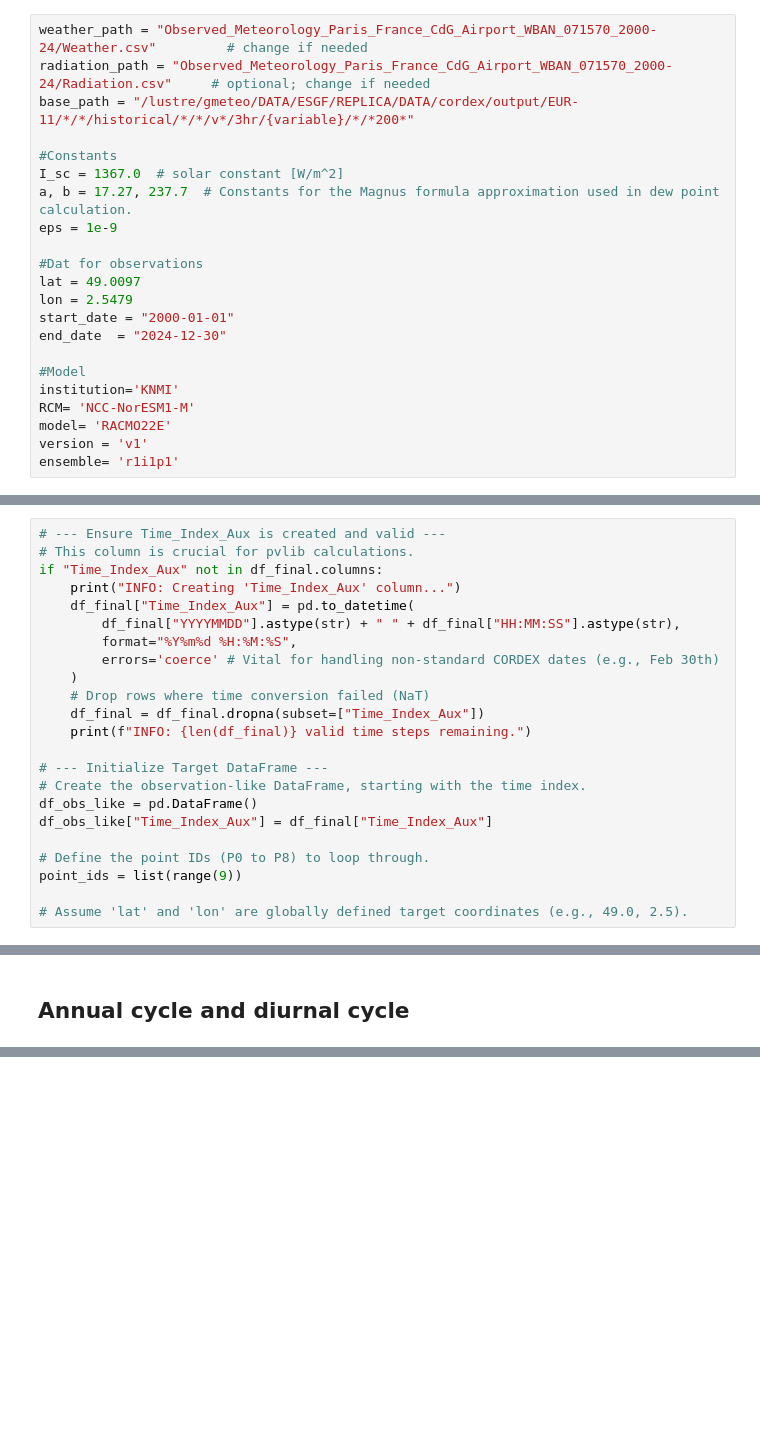
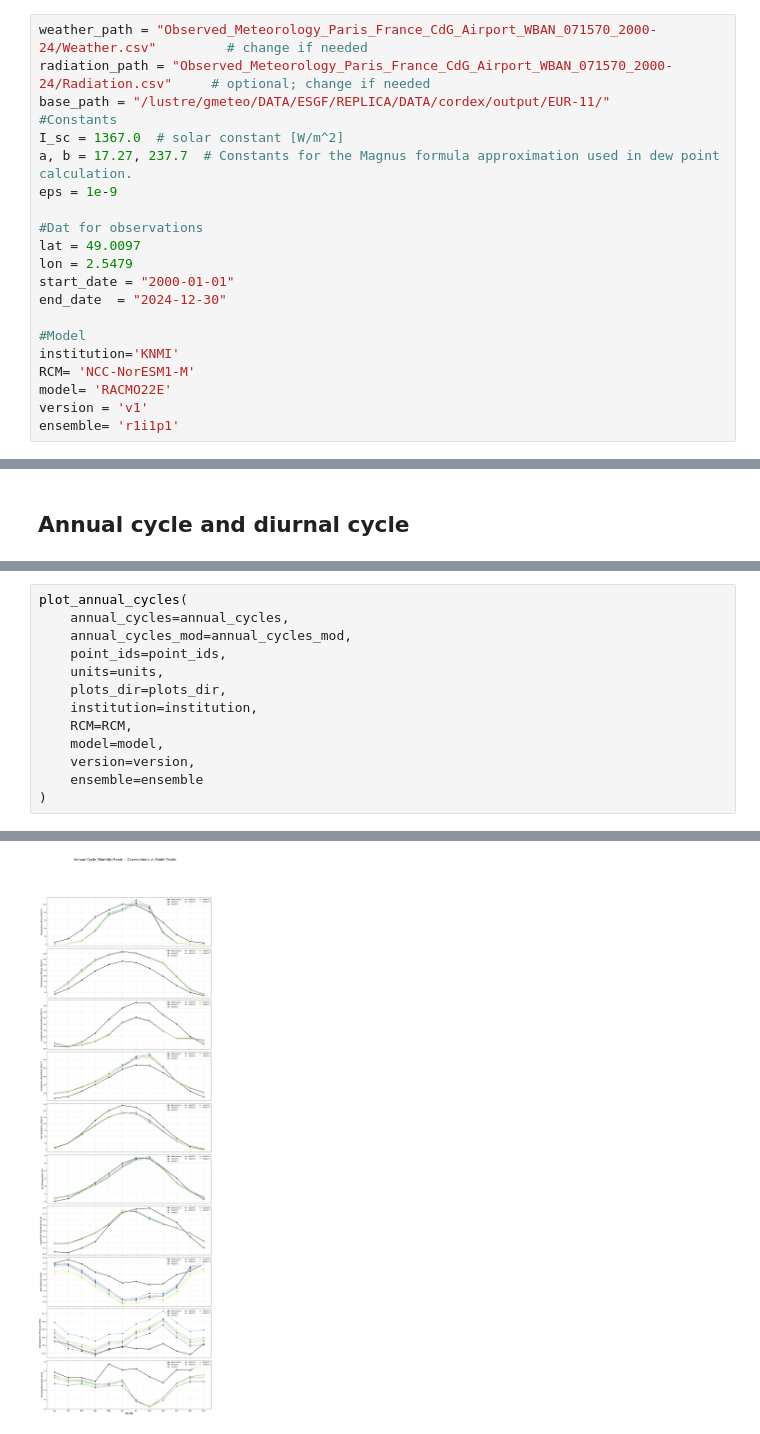
Before and after one commit to JavierDiezSierra/CORDEX_i-Tree-Cool, a Jupyter notebook: observation.ipynb, the cells around one changed output, grey strips where cells are left out. Drawn from its saved outputs; the diff is of its cells as text; blank space fills up the shorter version.

```diff
--- a/observation.ipynb
+++ b/observation.ipynb
@@ -35,8 +32,7 @@ import matplotlib.pyplot as plt # Repeated import kept for clarity within the pl
 # %%
 weather_path = "Observed_Meteorology_Paris_France_CdG_Airport_WBAN_071570_2000-24/Weather.csv"         # change if needed
 radiation_path = "Observed_Meteorology_Paris_France_CdG_Airport_WBAN_071570_2000-24/Radiation.csv"     # optional; change if needed
-base_path = "/lustre/gmeteo/DATA/ESGF/REPLICA/DATA/cordex/output/EUR-11/*/*/historical/*/*/v*/3hr/{variable}/*/*200*"
-
+base_path = "/lustre/gmeteo/DATA/ESGF/REPLICA/DATA/cordex/output/EUR-11/"
 #Constants
 I_sc = 1367.0  # solar constant [W/m^2]
 a, b = 17.27, 237.7  # Constants for the Magnus formula approximation used in dew point calculation.
@@ -739,24 +374 @@ Detected points: [0, 1, 2, 3, 4, 5, 6]
-# %%
-# --- Ensure Time_Index_Aux is created and valid ---
-# This column is crucial for pvlib calculations.
-if "Time_Index_Aux" not in df_final.columns:
-    print("INFO: Creating 'Time_Index_Aux' column...")
-    df_final["Time_Index_Aux"] = pd.to_datetime(
-        df_final["YYYYMMDD"].astype(str) + " " + df_final["HH:MM:SS"].astype(str),
-        format="%Y%m%d %H:%M:%S",
-        errors='coerce' # Vital for handling non-standard CORDEX dates (e.g., Feb 30th)
-    )
-    # Drop rows where time conversion failed (NaT)
-    df_final = df_final.dropna(subset=["Time_Index_Aux"])
-    print(f"INFO: {len(df_final)} valid time steps remaining.")
-
-# --- Initialize Target DataFrame ---
-# Create the observation-like DataFrame, starting with the time index.
-df_obs_like = pd.DataFrame()
-df_obs_like["Time_Index_Aux"] = df_final["Time_Index_Aux"]
-
-# Define the point IDs (P0 to P8) to loop through.
-point_ids = list(range(9))
-
-# Assume 'lat' and 'lon' are globally defined target coordinates (e.g., 49.0, 2.5).
 # %%
@@ -1023,0 +443,14 @@ Saved: annual_cycle_all_points.png
+# %%
+plot_annual_cycles(
+    annual_cycles=annual_cycles,
+    annual_cycles_mod=annual_cycles_mod,
+    point_ids=point_ids,
+    units=units,
+    plots_dir=plots_dir,
+    institution=institution,
+    RCM=RCM,
+    model=model,
+    version=version,
+    ensemble=ensemble
+)
+# %% [output]
@@ -1023,0 +467 @@ Saved: annual_cycle_all_points.png
+[figure, added]
```
Also changed, not shown: parts of 25 cells of this notebook, 9 other files.
